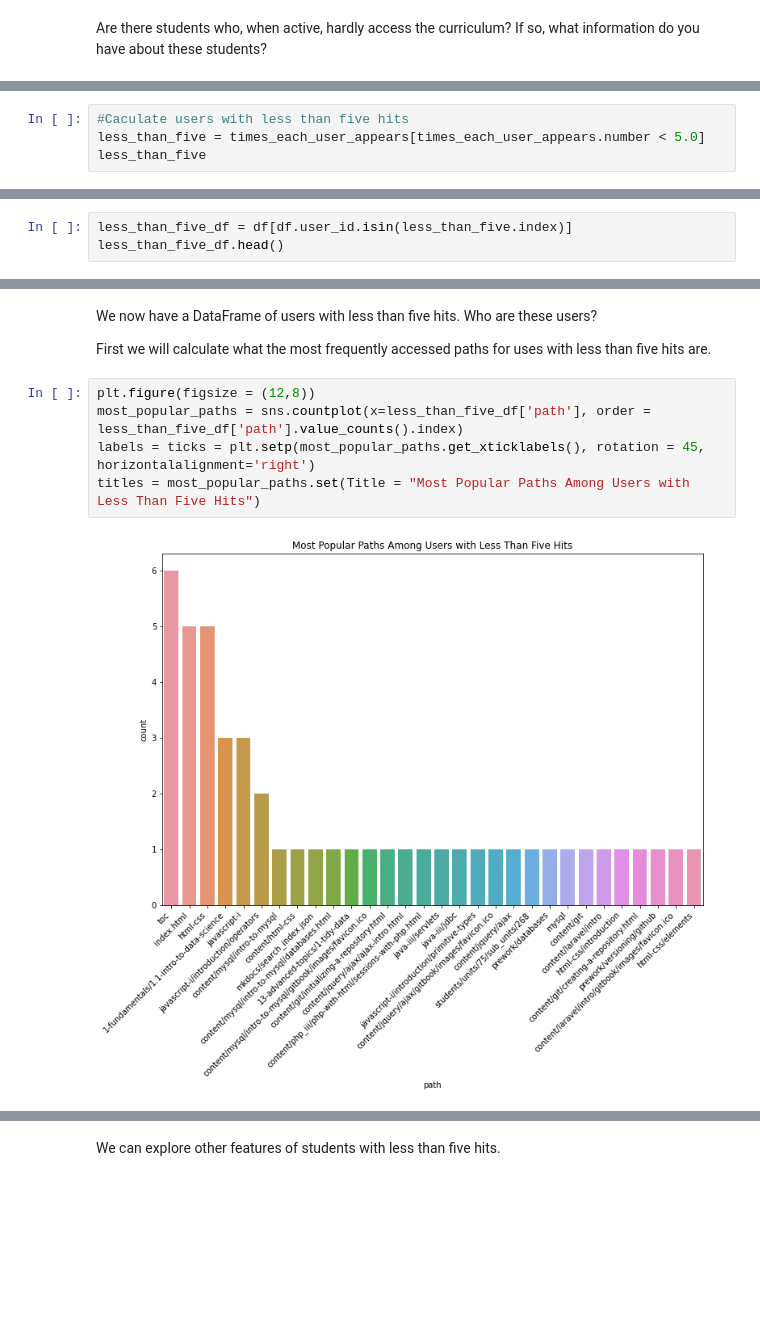
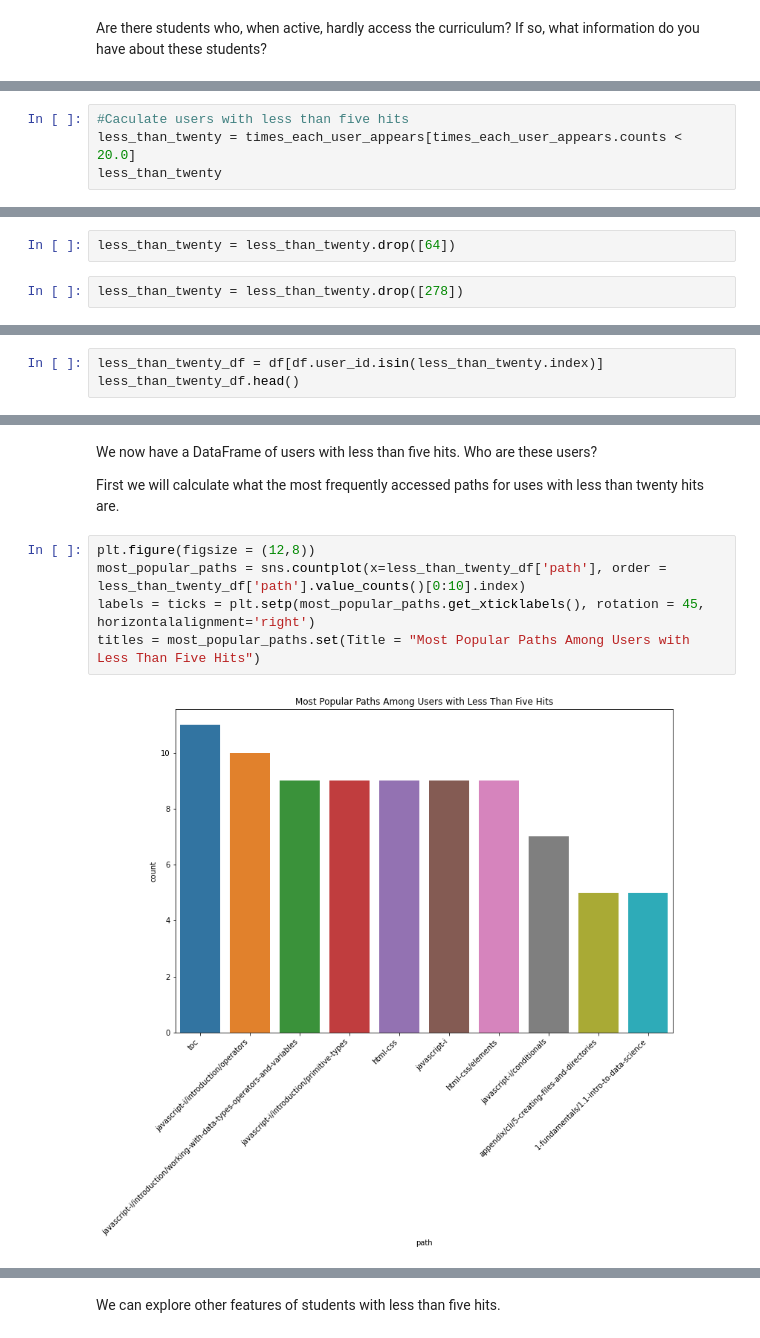
Before and after one commit to malachi-hale/anomaly-detection-project, a Jupyter notebook: Main_Notebook.ipynb, the cells around one changed output, grey strips where cells are left out. Saved outputs shown, nothing was run; the diff lists cells and outputs as text; blank space fills up the shorter version.

```diff
--- a/Main_Notebook.ipynb
+++ b/Main_Notebook.ipynb
@@ -1321,5 +1344,5 @@ times_each_user_appears[times_each_user_appears.number == 1.0]
 # %%
 #Caculate users with less than five hits
-less_than_five = times_each_user_appears[times_each_user_appears.number < 5.0]
-less_than_five
+less_than_twenty = times_each_user_appears[times_each_user_appears.counts < 20.0]
+less_than_twenty
 # %% [output]
@@ -1342,0 +1389,4 @@ less_than_five
+# %%
+less_than_twenty = less_than_twenty.drop([64])
+# %%
+less_than_twenty = less_than_twenty.drop([278])
@@ -1343,6 +1412,6 @@ less_than_five
 # %%
-less_than_five_df = df[df.user_id.isin(less_than_five.index)]
-less_than_five_df.head()
+less_than_twenty_df = df[df.user_id.isin(less_than_twenty.index)]
+less_than_twenty_df.head()
 # %% [output]
 |  | date | time | path | user_id | cohort_id | ip | id | name | slack | start_date | ... |
 | Time |  |  |  |  |  |  |  |  |  |  | ... |
@@ -1354,14 +1423,14 @@ less_than_five_df.head()
 # %% [markdown]
 We now have a DataFrame of users with less than five hits. Who are these users?
 
-First we will calculate what the most frequently accessed paths for uses with less than five hits are.
+First we will calculate what the most frequently accessed paths for uses with less than twenty hits are.
 # %%
 plt.figure(figsize = (12,8))
-most_popular_paths = sns.countplot(x=less_than_five_df['path'], order = less_than_five_df['path'].value_counts().index)
+most_popular_paths = sns.countplot(x=less_than_twenty_df['path'], order = less_than_twenty_df['path'].value_counts()[0:10].index)
 labels = ticks = plt.setp(most_popular_paths.get_xticklabels(), rotation = 45, horizontalalignment='right')
 titles = most_popular_paths.set(Title = "Most Popular Paths Among Users with Less Than Five Hits")
 # %% [output]
-[figure, old version]
+[figure, new version]
 # %% [markdown]
 ### Key Takeaway
 
```
Also changed, not shown: parts of 116 cells of this notebook.
